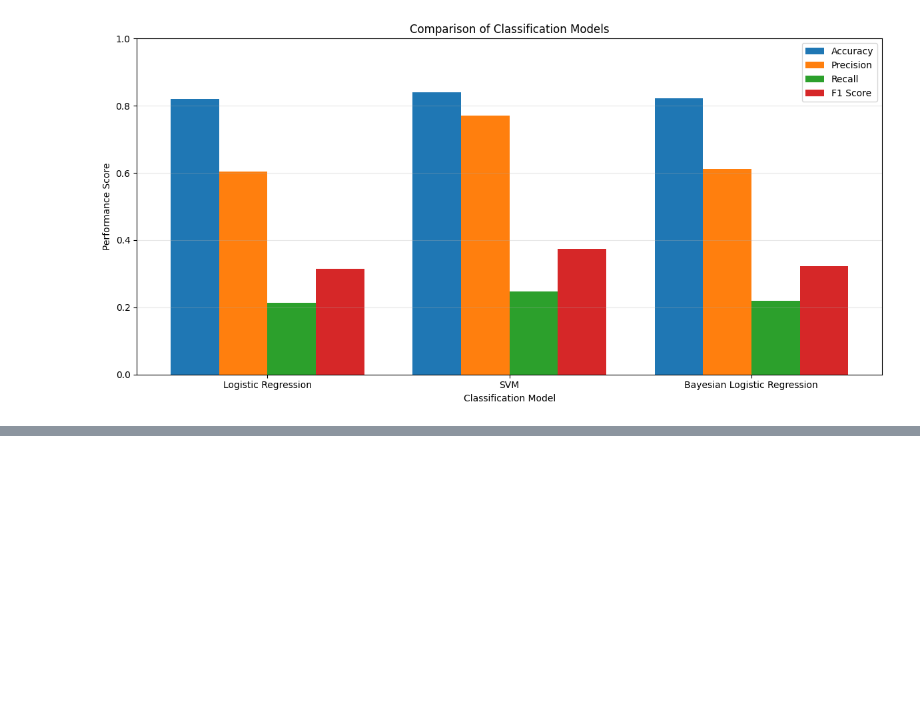
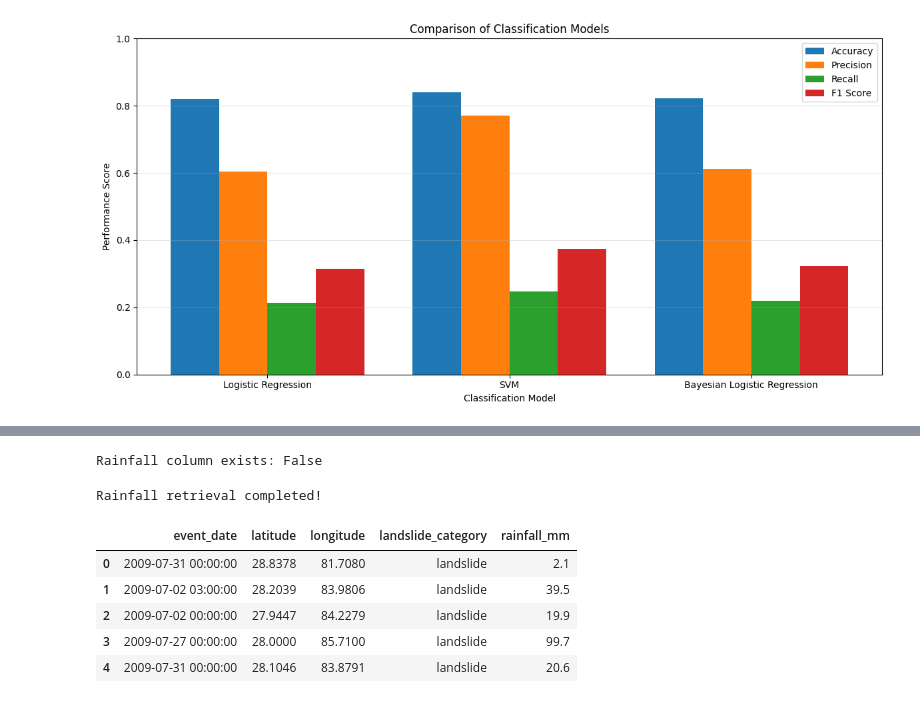
Before and after one commit to saltyyboii/landslide-risk-assessment, a Jupyter notebook: Mountain_Hazard_Review_2.ipynb, the cells around one changed output, grey strips where cells are left out. Cells and saved outputs as stored; diff of their text form; code cells hidden in the pictures; blank space fills up the shorter version.

```diff
--- a/Mountain_Hazard_Review_2.ipynb
+++ b/Mountain_Hazard_Review_2.ipynb
@@ -1705,0 +1789,13 @@ plt.show()
+# %%
+# Prepare historical landslide records for environmental analysis
+
+rainfall_data = nepal[
+    ["event_date", "latitude", "longitude", "landslide_category"]
+].copy()
+
+rainfall_data = rainfall_data.dropna(
+    subset=["event_date", "latitude", "longitude"]
+).reset_index(drop=True)
+
+print("Historical landslide records:", len(rainfall_data))
+display(rainfall_data.head())
@@ -1705,0 +1810,45 @@ plt.show()
+# %%
+print("Rainfall column exists:",
+      "rainfall_mm" in rainfall_data.columns)
+# %% [output]
+Rainfall column exists: False
+# %%
+import requests
+import time
+
+# Retrieve historical rainfall for each landslide event
+
+def get_rainfall(latitude, longitude, date):
+    url = "https://archive-api.open-meteo.com/v1/archive"
+
+    params = {
+        "latitude": latitude,
+        "longitude": longitude,
+        "start_date": date,
+        "end_date": date,
+        "daily": "rain_sum",
+        "timezone": "auto"
+    }
+
+    response = requests.get(url, params=params, timeout=30)
+    response.raise_for_status()
+
+    data = response.json()
+    return data["daily"]["rain_sum"][0]
+
+
+rainfall_data["rainfall_mm"] = [
+    get_rainfall(row.latitude, row.longitude, row.event_date.strftime("%Y-%m-%d"))
+    for row in rainfall_data.itertuples()
+]
+
+print("Rainfall retrieval completed!")
+display(rainfall_data.head())
+# %% [output]
+Rainfall retrieval completed!
+|  | event_date | latitude | longitude | landslide_category | rainfall_mm |
+| 0 | 2009-07-31 00:00:00 | 28.8378 | 81.7080 | landslide | 2.1 |
+| 1 | 2009-07-02 03:00:00 | 28.2039 | 83.9806 | landslide | 39.5 |
+| 2 | 2009-07-02 00:00:00 | 27.9447 | 84.2279 | landslide | 19.9 |
+| 3 | 2009-07-27 00:00:00 | 28.0000 | 85.7100 | landslide | 99.7 |
+| 4 | 2009-07-31 00:00:00 | 28.1046 | 83.8791 | landslide | 20.6 |
```
Also changed, not shown: parts of 10 cells of this notebook.
